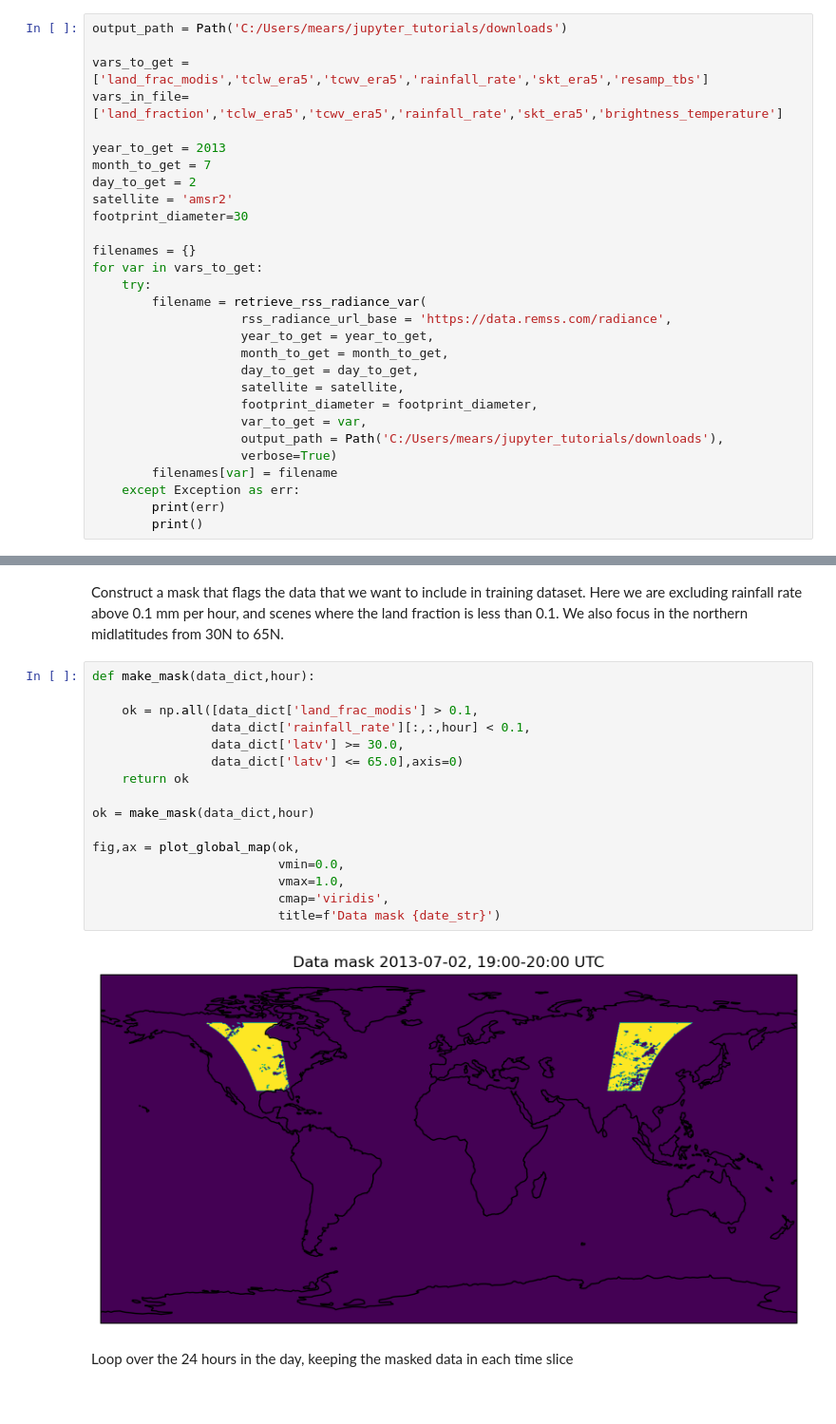
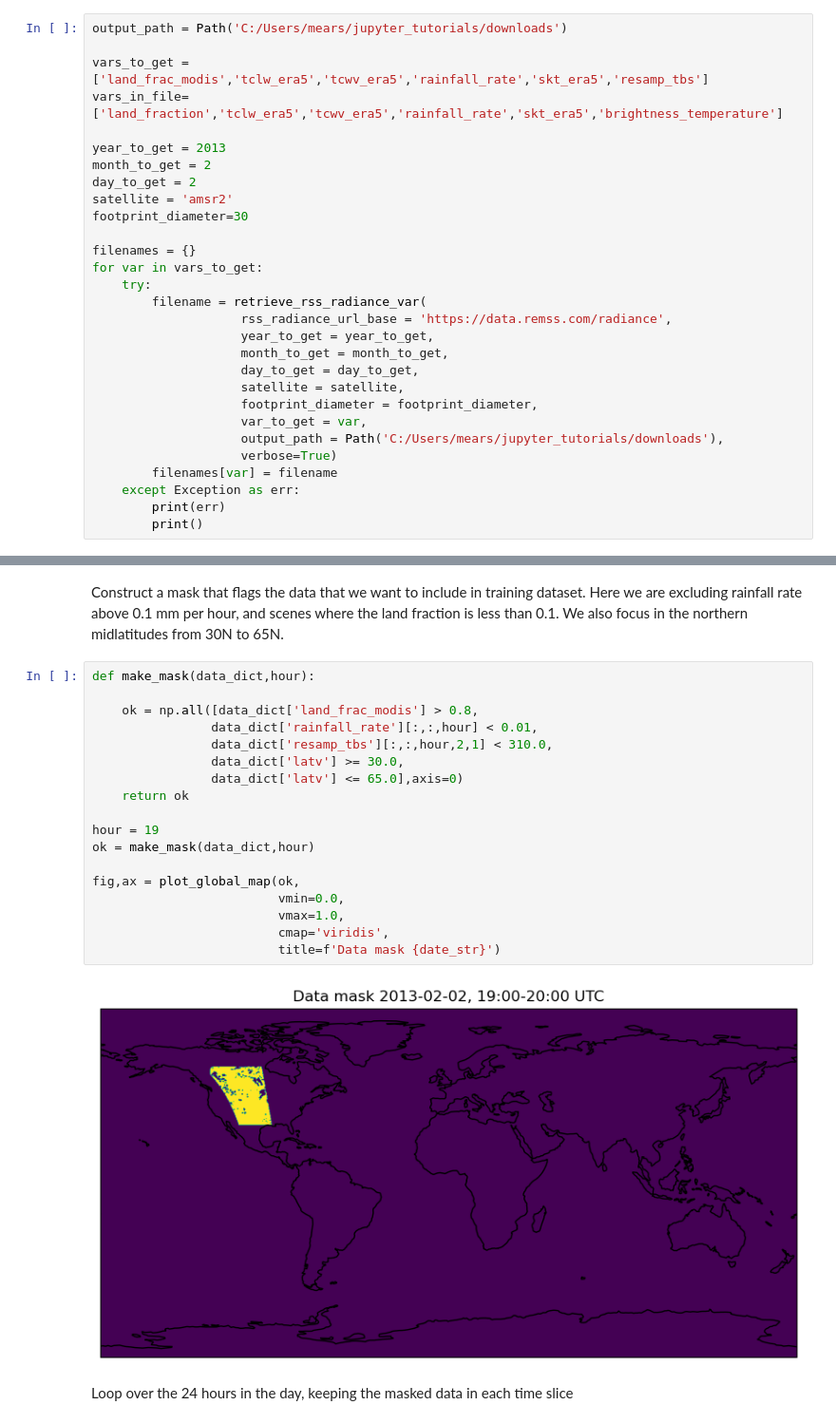
Before and after one commit to CarlMears/RSS-Radiance-jupyter-tutorial, a Jupyter notebook: ACCESS_tutorial.ipynb, the cells around one changed output, grey strips where cells are left out. Shown at 95% size. Cells and saved outputs as stored; diff of their text form.

```diff
--- a/ACCESS_tutorial.ipynb
+++ b/ACCESS_tutorial.ipynb
@@ -207,7 +207,7 @@ vars_to_get = ['land_frac_modis','tclw_era5','tcwv_era5','rainfall_rate','skt_er
 vars_in_file= ['land_fraction','tclw_era5','tcwv_era5','rainfall_rate','skt_era5','brightness_temperature']
 
 year_to_get = 2013
-month_to_get = 7
+month_to_get = 2
 day_to_get = 2
 satellite = 'amsr2'
 footprint_diameter=30
@@ -308,20 +308,22 @@ Construct a mask that flags the data that we want to include in training dataset
 # %%
 def make_mask(data_dict,hour):
 
-    ok = np.all([data_dict['land_frac_modis'] > 0.1,
-                data_dict['rainfall_rate'][:,:,hour] < 0.1,
+    ok = np.all([data_dict['land_frac_modis'] > 0.8,
+                data_dict['rainfall_rate'][:,:,hour] < 0.01,
+                data_dict['resamp_tbs'][:,:,hour,2,1] < 310.0,
                 data_dict['latv'] >= 30.0,
                 data_dict['latv'] <= 65.0],axis=0)
     return ok
 
+hour = 19
 ok = make_mask(data_dict,hour)
 
 fig,ax = plot_global_map(ok,
                          vmin=0.0,
                          vmax=1.0,
                          cmap='viridis',
                          title=f'Data mask {date_str}')
 # %% [output]
-[figure, old version]
+[figure, new version]
 # %% [markdown]
 Loop over the 24 hours in the day, keeping the masked data in each time slice
```
Also changed, not shown: parts of 7 cells of this notebook.
